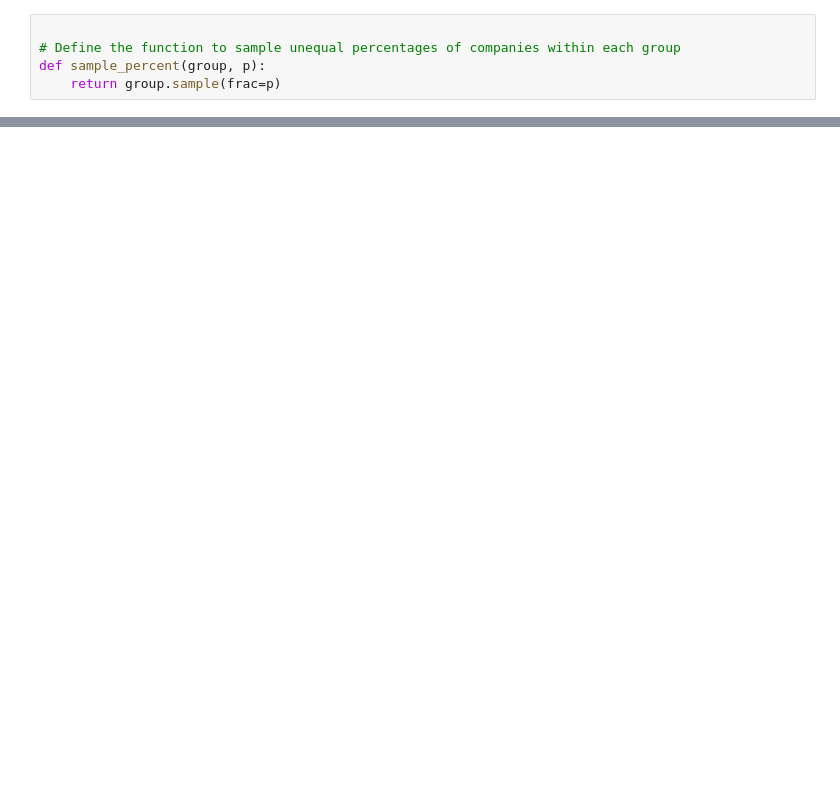
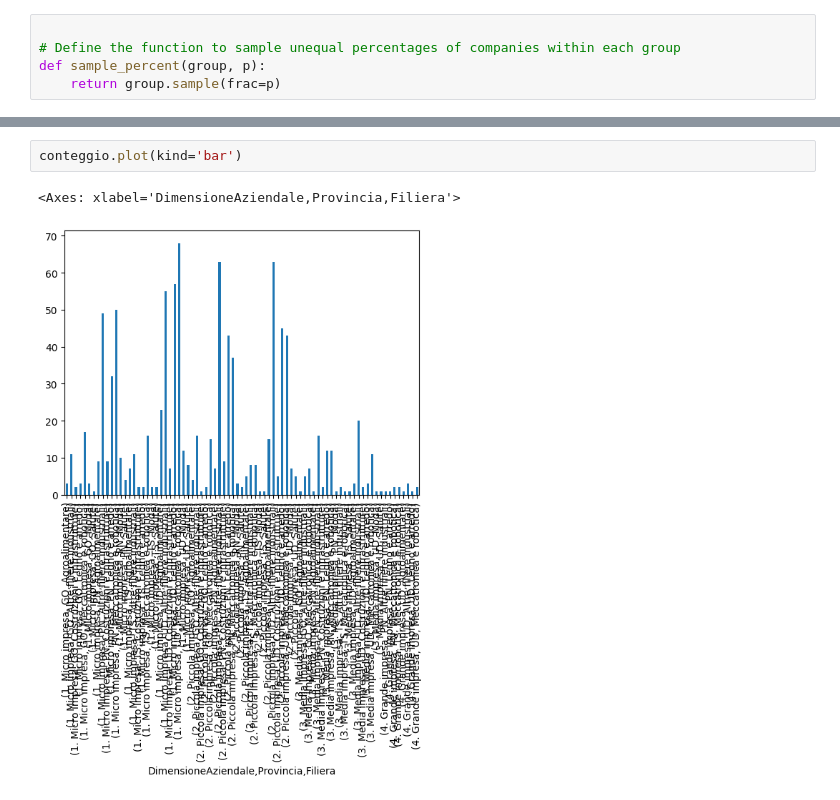
Before and after one commit to Enrico-Longato/random_sample, a Jupyter notebook: campione_imprese.ipynb, the cells around one changed output, grey strips where cells are left out. Drawn from its saved outputs; the diff is of its cells as text; blank space fills up the shorter version.

```diff
--- a/campione_imprese.ipynb
+++ b/campione_imprese.ipynb
@@ -194,0 +142,5 @@ plot_details_by_location_and_sector(sample2, bar_color = 'green')
+# %%
+conteggio.plot(kind='bar')
+# %% [output]
+<Axes: xlabel='DimensioneAziendale,Provincia,Filiera'>
+[figure, added]
```
Also changed, not shown: parts of 16 cells of this notebook.
